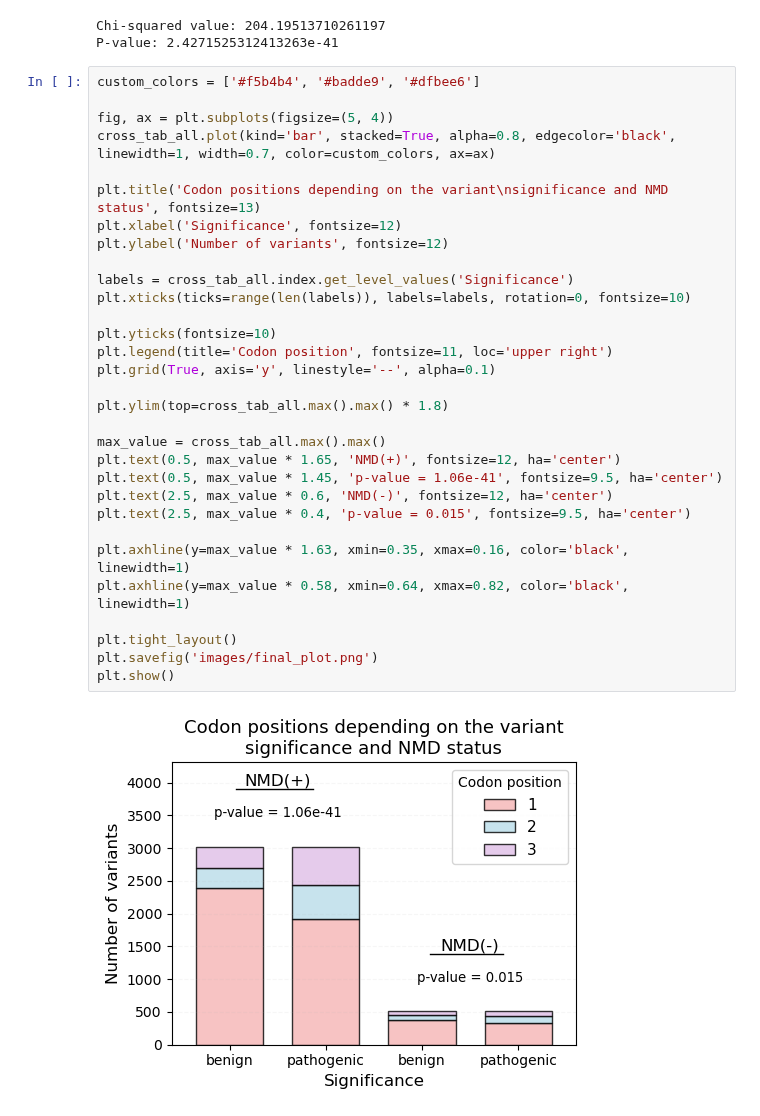
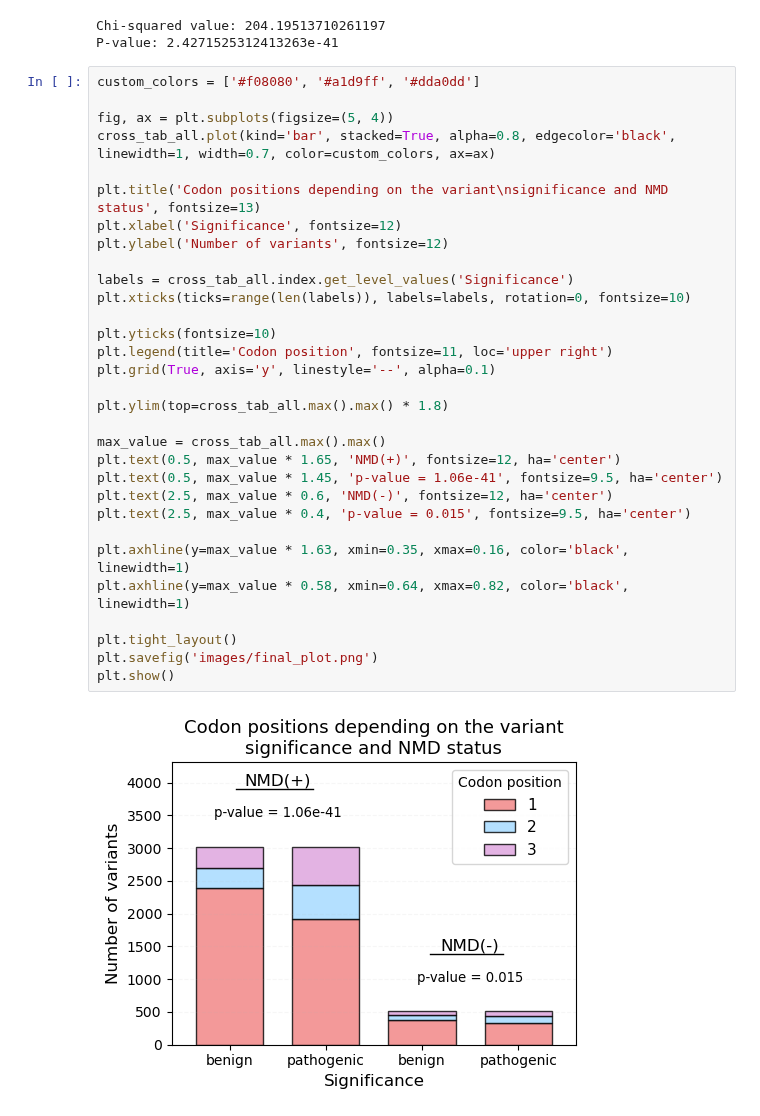
Before and after one commit to nastasia-iv/genvar, a Jupyter notebook: context_analysis/final_plot.ipynb, the cells around one changed output. Drawn from its saved outputs; the diff is of its cells as text.

Commit message:
Update colors

```diff
--- a/context_analysis/final_plot.ipynb
+++ b/context_analysis/final_plot.ipynb
@@ -29,35 +29,35 @@ print(f"P-value: {p_value}")
 Chi-squared value: 204.19513710261197
 P-value: 2.4271525312413263e-41
 # %%
-custom_colors = ['#f5b4b4', '#badde9', '#dfbee6']
+custom_colors = ['#f08080', '#a1d9ff', '#dda0dd']
 
 fig, ax = plt.subplots(figsize=(5, 4))
 cross_tab_all.plot(kind='bar', stacked=True, alpha=0.8, edgecolor='black', linewidth=1, width=0.7, color=custom_colors, ax=ax)
 
 plt.title('Codon positions depending on the variant\nsignificance and NMD status', fontsize=13)
 plt.xlabel('Significance', fontsize=12)
 plt.ylabel('Number of variants', fontsize=12)
 
 labels = cross_tab_all.index.get_level_values('Significance')
 plt.xticks(ticks=range(len(labels)), labels=labels, rotation=0, fontsize=10)
 
 plt.yticks(fontsize=10)
 plt.legend(title='Codon position', fontsize=11, loc='upper right')
 plt.grid(True, axis='y', linestyle='--', alpha=0.1)
 
 plt.ylim(top=cross_tab_all.max().max() * 1.8)
 
 max_value = cross_tab_all.max().max()
 plt.text(0.5, max_value * 1.65, 'NMD(+)', fontsize=12, ha='center')
 plt.text(0.5, max_value * 1.45, 'p-value = 1.06e-41', fontsize=9.5, ha='center')
 plt.text(2.5, max_value * 0.6, 'NMD(-)', fontsize=12, ha='center')
 plt.text(2.5, max_value * 0.4, 'p-value = 0.015', fontsize=9.5, ha='center')
 
 plt.axhline(y=max_value * 1.63, xmin=0.35, xmax=0.16, color='black', linewidth=1)
 plt.axhline(y=max_value * 0.58, xmin=0.64, xmax=0.82, color='black', linewidth=1)
 
 plt.tight_layout()
 plt.savefig('images/final_plot.png')
 plt.show()
 # %% [output]
-[figure, old version]
+[figure, new version]
```
